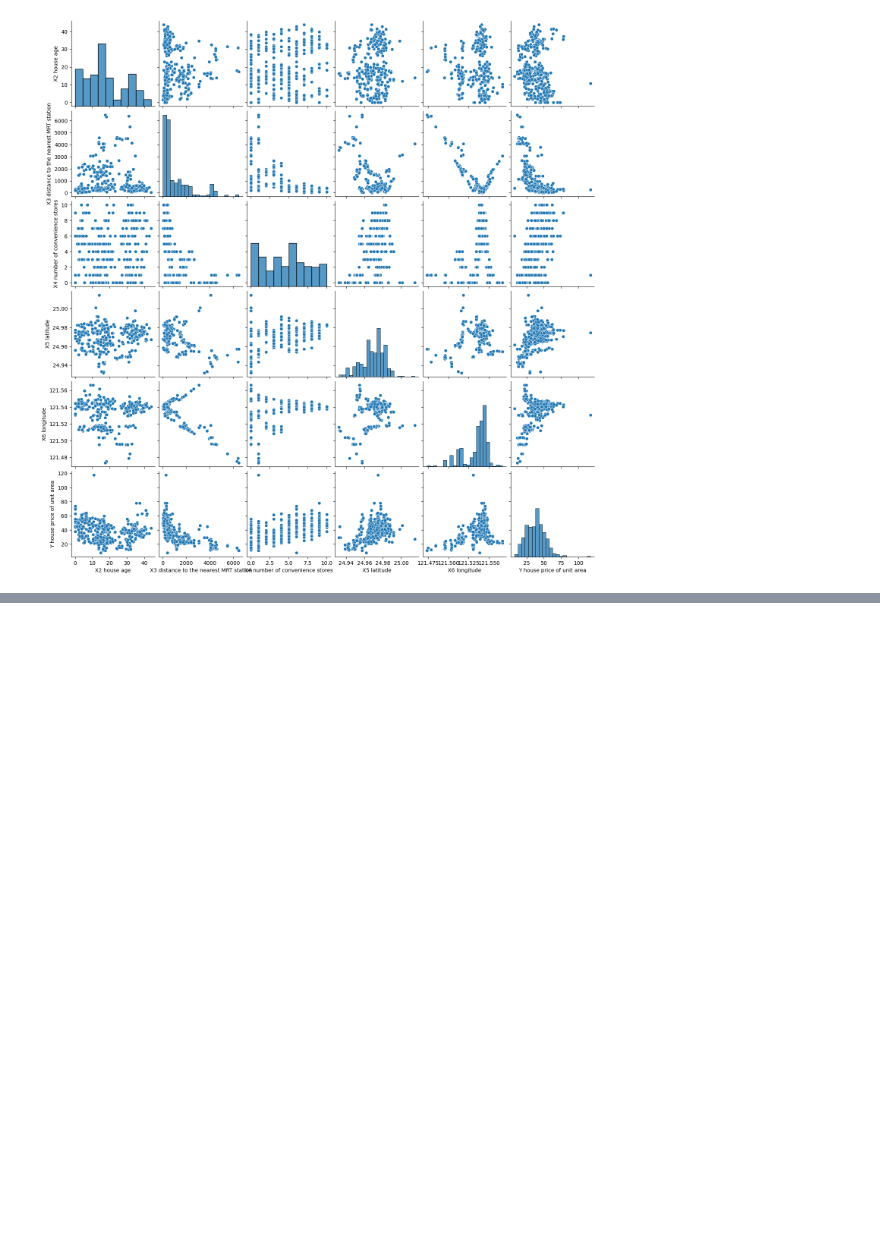
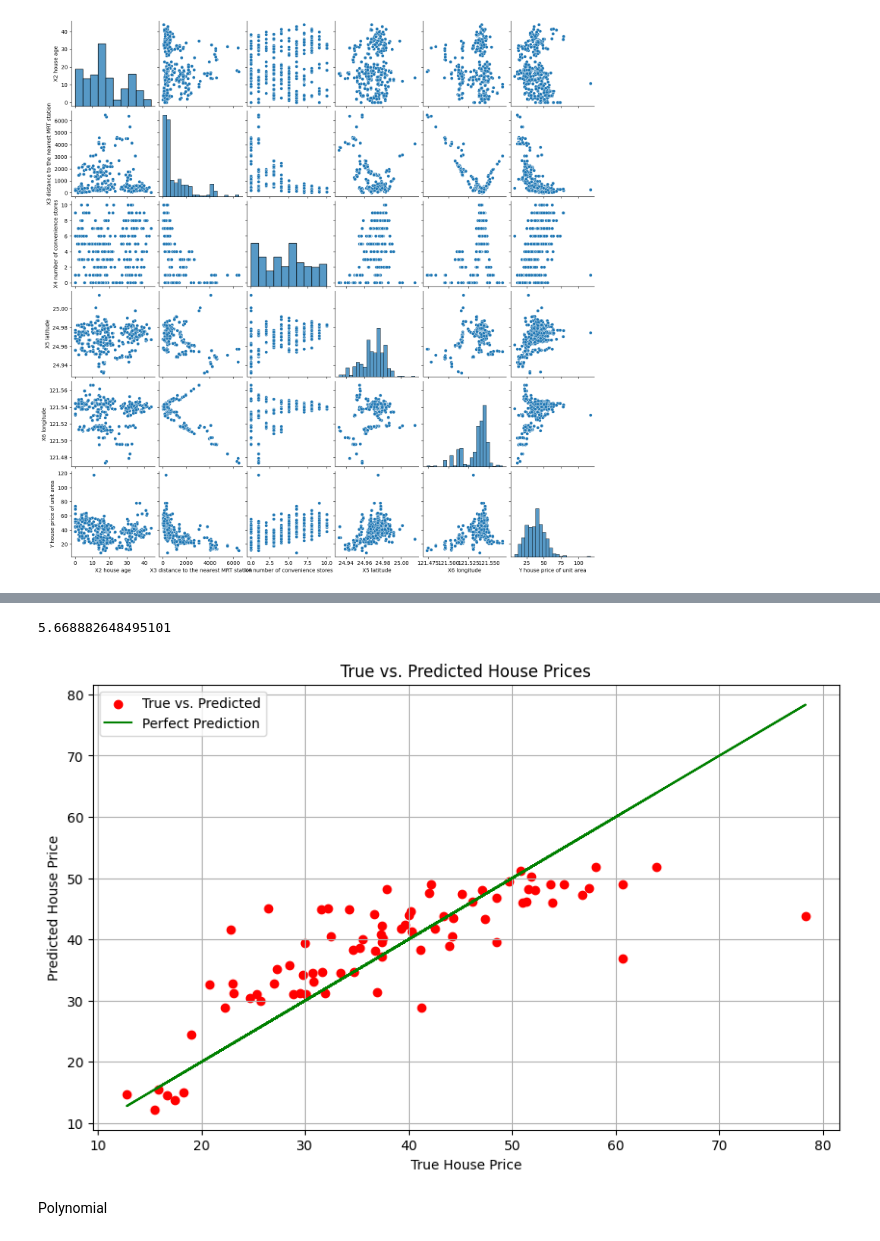
Before and after one commit to Adithyan-mp/ML-Basic-Projects, a Jupyter notebook: Polynomial_REgression/Linear_model.ipynb, the cells around one changed output, grey strips where cells are left out. Drawn from its saved outputs; the diff is of its cells as text; code cells hidden in the pictures; blank space fills up the shorter version.

```diff
--- a/Polynomial_REgression/Linear_model.ipynb
+++ b/Polynomial_REgression/Linear_model.ipynb
@@ -66,3 +69,6 @@ sns.pairplot(data)
 # %% [output]
 <seaborn.axisgrid.PairGrid at 0x...>
 [figure]
+# %%
+X=data.drop(columns='Y house price of unit area')
+Y=data['Y house price of unit area']
@@ -68,0 +93,2 @@ sns.pairplot(data)
+# %%
+x_train,x_test,y_train,y_test=train_test_split(X,Y,test_size=0.2,random_state=12)
@@ -68,0 +105,3 @@ sns.pairplot(data)
+# %%
+model=LinearRegression()
+model.fit(x_train,y_train)
@@ -68,0 +110,3 @@ sns.pairplot(data)
+# %%
+y_pred=model.predict(x_test)
+y_pred
@@ -68,0 +131,6 @@ sns.pairplot(data)
+# %%
+from sklearn.metrics import mean_absolute_error
+mae=mean_absolute_error(y_test,y_pred)
+print(mae)
+# %% [output]
+5.668882648495101
@@ -68,0 +139,20 @@ sns.pairplot(data)
+# %%
+# Visualization
+plt.figure(figsize=(10, 6))
+
+# Scatter plot for y_test vs. y_pred
+plt.scatter(y_test, y_pred, color='red', label='True vs. Predicted')
+
+# Plotting the perfect prediction line
+plt.plot(y_test, y_test, color='green', label='Perfect Prediction')
+
+plt.title('True vs. Predicted House Prices')
+plt.xlabel('True House Price')
+plt.ylabel('Predicted House Price')
+plt.legend()
+plt.grid(True)
+plt.show()
+# %% [output]
+[figure, added]
+# %% [markdown]
+Polynomial
```
Also changed, not shown: parts of 18 cells of this notebook, 1 other file.
